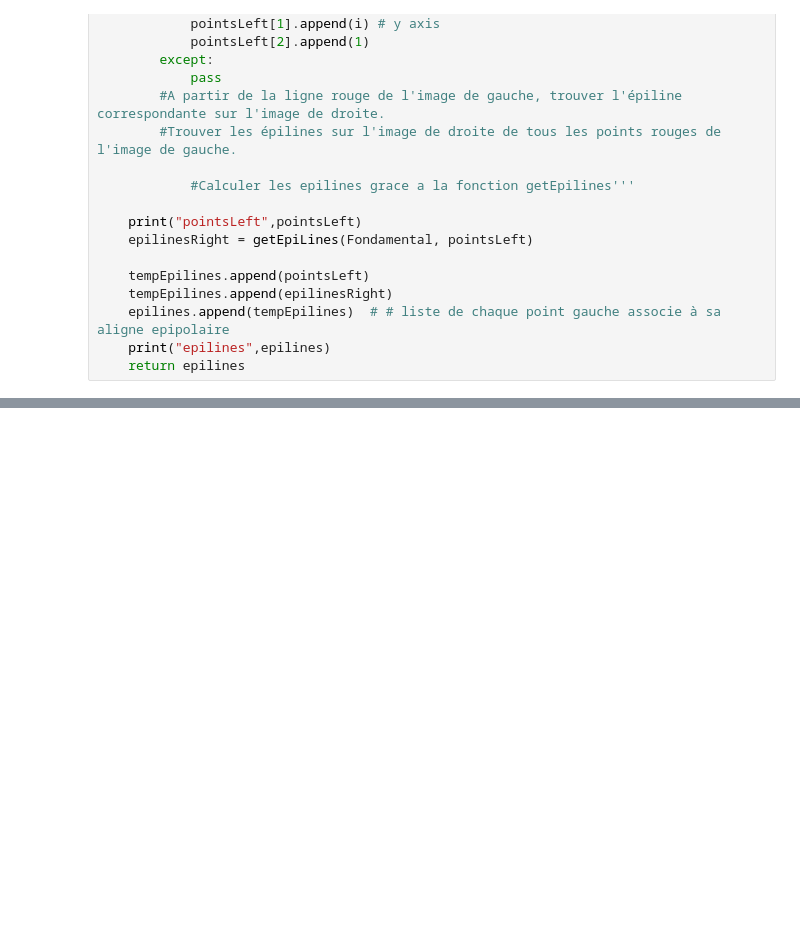
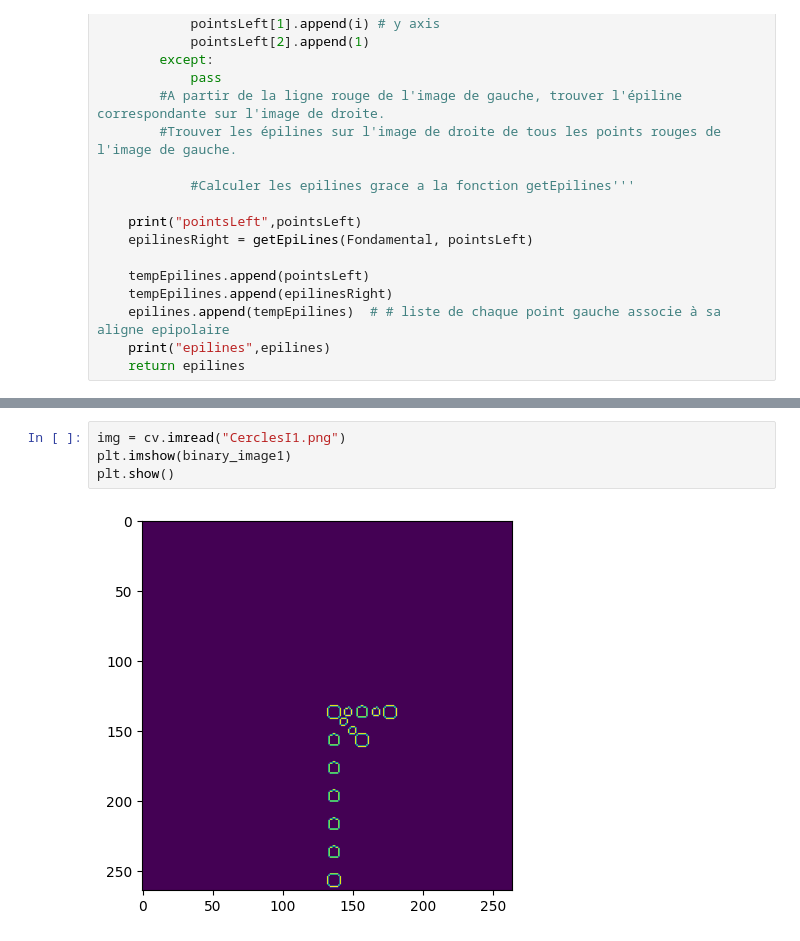
Before and after one commit to Z-Noura/Project-MD, a Jupyter notebook: sterevision.ipynb, the cells around one changed output, grey strips where cells are left out. Saved outputs shown, nothing was run; the diff lists cells and outputs as text; blank space fills up the shorter version.

```diff
--- a/sterevision.ipynb
+++ b/sterevision.ipynb
@@ -368,0 +349,6 @@ drawEpl(binary_image1,epl[0][1])
+# %%
+img = cv.imread("CerclesI1.png")
+plt.imshow(binary_image1)
+plt.show()
+# %% [output]
+[figure, added]
```
Also changed, not shown: parts of 8 cells of this notebook.
